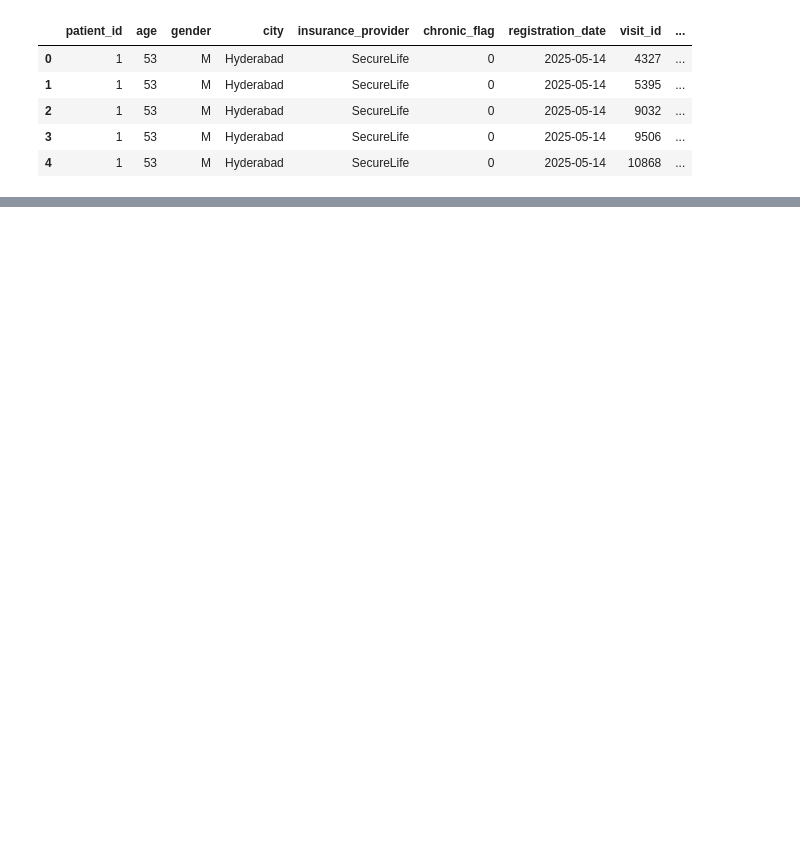
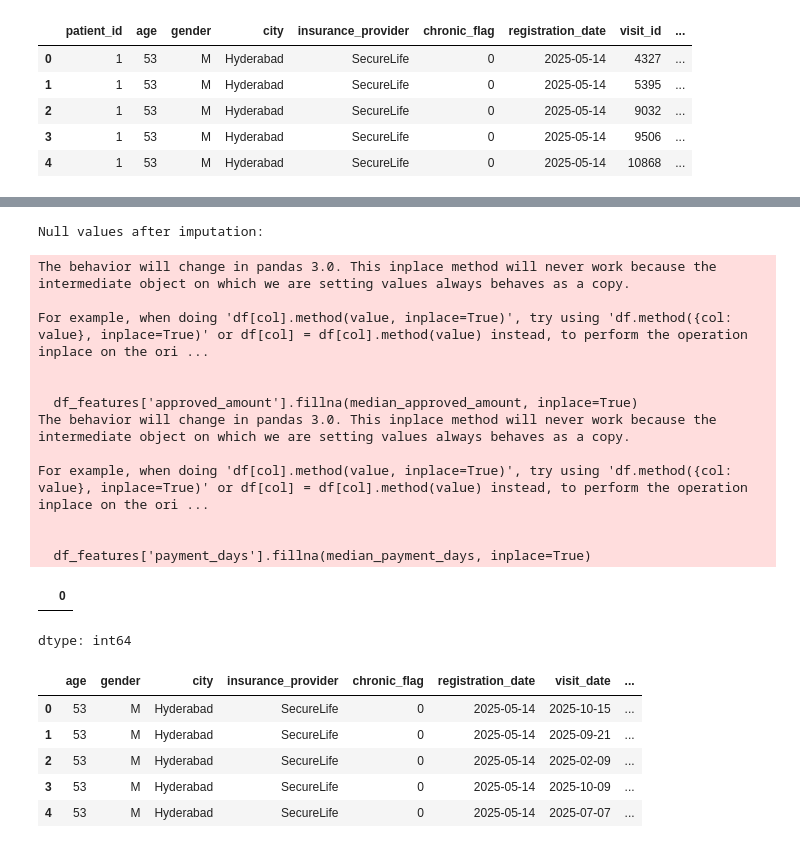
Before and after one commit to rahilkhan-acadmic/APAIML-GradedMiniProject, a Jupyter notebook: capstone/02_risk_model.ipynb, the cells around one changed output, grey strips where cells are left out. Drawn from its saved outputs; the diff is of its cells as text; code cells hidden in the pictures; blank space fills up the shorter version.

```diff
--- a/capstone/02_risk_model.ipynb
+++ b/capstone/02_risk_model.ipynb
@@ -162,0 +112,41 @@ Plotting Numerical Features against Risk Score:
+# %%
+# Impute 'approved_amount' and 'payment_days' with their medians and create missing indicators
+
+# Create missing indicator for 'approved_amount'
+df_features['approved_amount_missing'] = df_features['approved_amount'].isnull().astype(int)
+# Calculate median for 'approved_amount' excluding NaNs
+median_approved_amount = df_features['approved_amount'].median()
+df_features['approved_amount'].fillna(median_approved_amount, inplace=True)
+
+# Create missing indicator for 'payment_days'
+df_features['payment_days_missing'] = df_features['payment_days'].isnull().astype(int)
+# Calculate median for 'payment_days' excluding NaNs
+median_payment_days = df_features['payment_days'].median()
+df_features['payment_days'].fillna(median_payment_days, inplace=True)
+
+print("Null values after imputation:")
+display(df_features.isnull().sum()[df_features.isnull().sum() > 0])
+
+display(df_features.head())
+# %% [output]
+Null values after imputation:
+The behavior will change in pandas 3.0. This inplace method will never work because the intermediate object on which we are setting values always behaves as a copy.
+
+For example, when doing 'df[col].method(value, inplace=True)', try using 'df.method({col: value}, inplace=True)' or df[col] = df[col].method(value) instead, to perform the operation inplace on the ori ...
+
+
+  df_features['approved_amount'].fillna(median_approved_amount, inplace=True)
+The behavior will change in pandas 3.0. This inplace method will never work because the intermediate object on which we are setting values always behaves as a copy.
+
+For example, when doing 'df[col].method(value, inplace=True)', try using 'df.method({col: value}, inplace=True)' or df[col] = df[col].method(value) instead, to perform the operation inplace on the ori ...
+
+
+  df_features['payment_days'].fillna(median_payment_days, inplace=True)
+|  | 0 |
+dtype: int64
+|  | age | gender | city | insurance_provider | chronic_flag | registration_date | visit_date | ... |
+| 0 | 53 | M | Hyderabad | SecureLife | 0 | 2025-05-14 | 2025-10-15 | ... |
+| 1 | 53 | M | Hyderabad | SecureLife | 0 | 2025-05-14 | 2025-09-21 | ... |
+| 2 | 53 | M | Hyderabad | SecureLife | 0 | 2025-05-14 | 2025-02-09 | ... |
+| 3 | 53 | M | Hyderabad | SecureLife | 0 | 2025-05-14 | 2025-10-09 | ... |
+| 4 | 53 | M | Hyderabad | SecureLife | 0 | 2025-05-14 | 2025-07-07 | ... |
```
Also changed, not shown: parts of 8 cells of this notebook.
